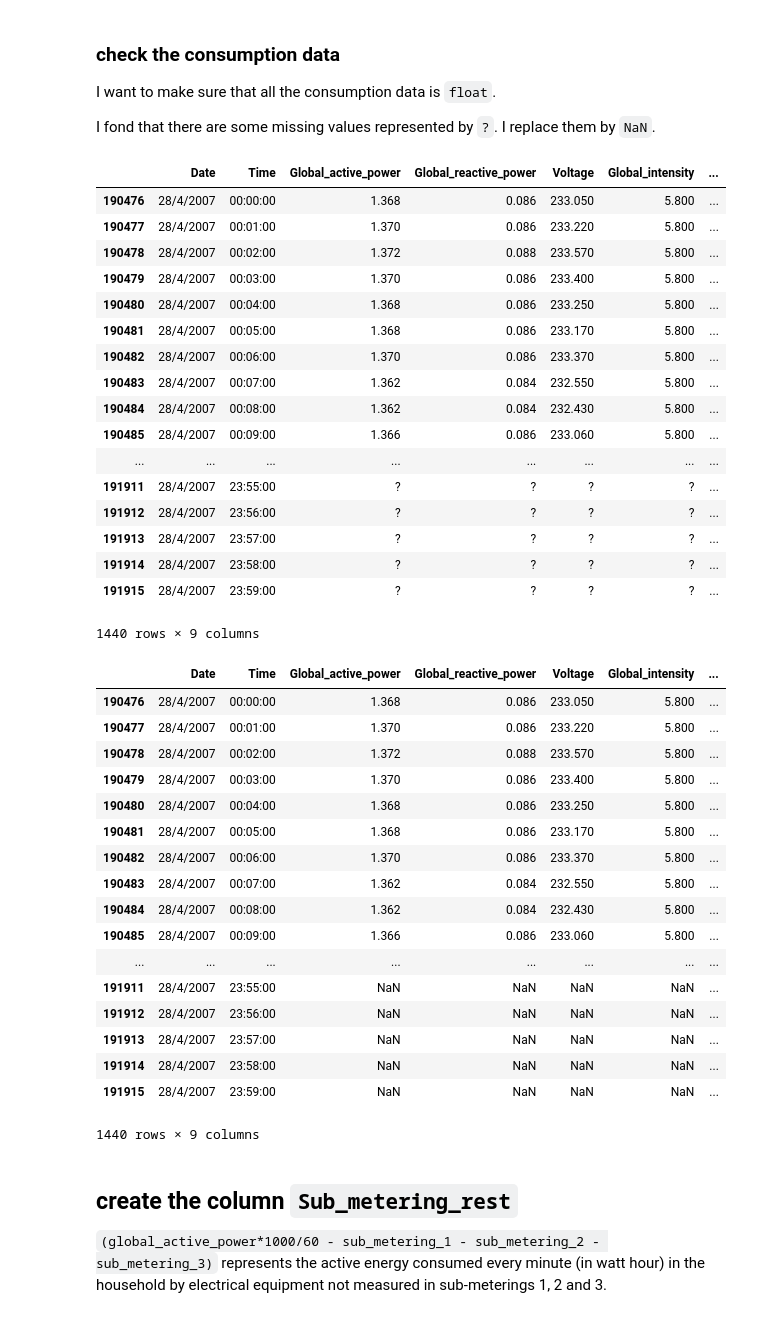
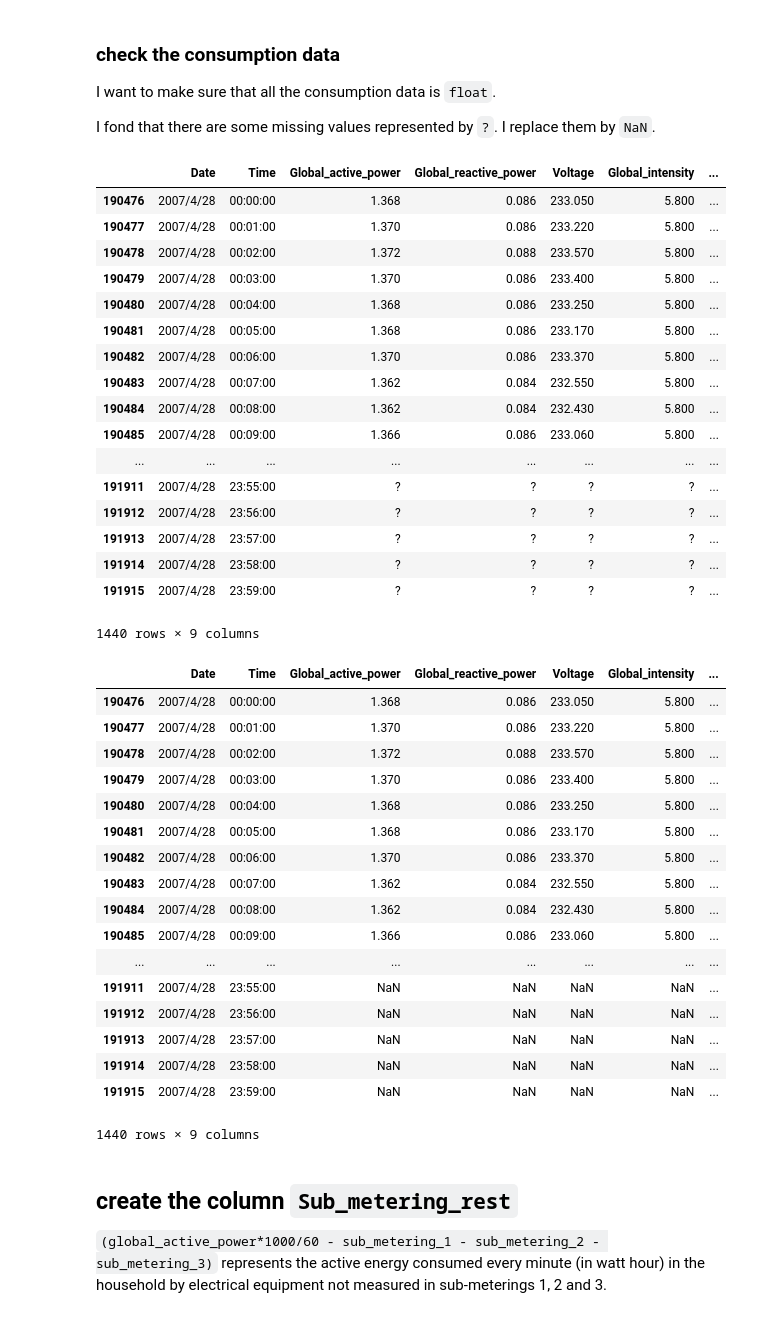
Before and after one commit to EnzoSeason/household_power_consumption, a Jupyter notebook: notebooks/Data_cleansing.ipynb, the cells around one changed output. Saved outputs shown, nothing was run; the diff lists cells and outputs as text; code cells hidden in the pictures.

```diff
--- a/notebooks/clean_data.ipynb
+++ b/notebooks/Data_cleansing.ipynb
@@ -60,0 +63,6 @@ _ = data.Time.apply(_check_datatime_form, form='\d{2}:\d{2}:\d{2}')
+# %%
+def _covert_date_format(x):
+    date_list = x.split('/')
+    return date_list[2] + '/' + date_list[1] + '/' + date_list[0]
+# %%
+data.Date = data.Date.apply(_covert_date_format)
@@ -65,48 +82,48 @@ I want to make sure that all the consumption data is `float`.
 
 I fond that there are some missing values represented by `?`. I replace them by `NaN`.
 # %%
-data.loc[data.Date == '28/4/2007']
+data.loc[data.Date == '2007/4/28']
 # %% [output]
 |  | Date | Time | Global_active_power | Global_reactive_power | Voltage | Global_intensity | ... |
-| 190476 | 28/4/2007 | 00:00:00 | 1.368 | 0.086 | 233.050 | 5.800 | ... |
-| 190477 | 28/4/2007 | 00:01:00 | 1.370 | 0.086 | 233.220 | 5.800 | ... |
-| 190478 | 28/4/2007 | 00:02:00 | 1.372 | 0.088 | 233.570 | 5.800 | ... |
-| 190479 | 28/4/2007 | 00:03:00 | 1.370 | 0.086 | 233.400 | 5.800 | ... |
-| 190480 | 28/4/2007 | 00:04:00 | 1.368 | 0.086 | 233.250 | 5.800 | ... |
-| 190481 | 28/4/2007 | 00:05:00 | 1.368 | 0.086 | 233.170 | 5.800 | ... |
-| 190482 | 28/4/2007 | 00:06:00 | 1.370 | 0.086 | 233.370 | 5.800 | ... |
-| 190483 | 28/4/2007 | 00:07:00 | 1.362 | 0.084 | 232.550 | 5.800 | ... |
-| 190484 | 28/4/2007 | 00:08:00 | 1.362 | 0.084 | 232.430 | 5.800 | ... |
-| 190485 | 28/4/2007 | 00:09:00 | 1.366 | 0.086 | 233.060 | 5.800 | ... |
+| 190476 | 2007/4/28 | 00:00:00 | 1.368 | 0.086 | 233.050 | 5.800 | ... |
+| 190477 | 2007/4/28 | 00:01:00 | 1.370 | 0.086 | 233.220 | 5.800 | ... |
+| 190478 | 2007/4/28 | 00:02:00 | 1.372 | 0.088 | 233.570 | 5.800 | ... |
+| 190479 | 2007/4/28 | 00:03:00 | 1.370 | 0.086 | 233.400 | 5.800 | ... |
+| 190480 | 2007/4/28 | 00:04:00 | 1.368 | 0.086 | 233.250 | 5.800 | ... |
+| 190481 | 2007/4/28 | 00:05:00 | 1.368 | 0.086 | 233.170 | 5.800 | ... |
+| 190482 | 2007/4/28 | 00:06:00 | 1.370 | 0.086 | 233.370 | 5.800 | ... |
+| 190483 | 2007/4/28 | 00:07:00 | 1.362 | 0.084 | 232.550 | 5.800 | ... |
+| 190484 | 2007/4/28 | 00:08:00 | 1.362 | 0.084 | 232.430 | 5.800 | ... |
+| 190485 | 2007/4/28 | 00:09:00 | 1.366 | 0.086 | 233.060 | 5.800 | ... |
 | ... | ... | ... | ... | ... | ... | ... | ... |
-| 191911 | 28/4/2007 | 23:55:00 | ? | ? | ? | ? | ... |
-| 191912 | 28/4/2007 | 23:56:00 | ? | ? | ? | ? | ... |
-| 191913 | 28/4/2007 | 23:57:00 | ? | ? | ? | ? | ... |
-| 191914 | 28/4/2007 | 23:58:00 | ? | ? | ? | ? | ... |
-| 191915 | 28/4/2007 | 23:59:00 | ? | ? | ? | ? | ... |
+| 191911 | 2007/4/28 | 23:55:00 | ? | ? | ? | ? | ... |
+| 191912 | 2007/4/28 | 23:56:00 | ? | ? | ? | ? | ... |
+| 191913 | 2007/4/28 | 23:57:00 | ? | ? | ? | ? | ... |
+| 191914 | 2007/4/28 | 23:58:00 | ? | ? | ? | ? | ... |
+| 191915 | 2007/4/28 | 23:59:00 | ? | ? | ? | ? | ... |
 1440 rows × 9 columns
 # %%
 data = data.replace('?', np.nan)
 # %%
-data.loc[data.Date == '28/4/2007']
+data.loc[data.Date == '2007/4/28']
 # %% [output]
 |  | Date | Time | Global_active_power | Global_reactive_power | Voltage | Global_intensity | ... |
-| 190476 | 28/4/2007 | 00:00:00 | 1.368 | 0.086 | 233.050 | 5.800 | ... |
-| 190477 | 28/4/2007 | 00:01:00 | 1.370 | 0.086 | 233.220 | 5.800 | ... |
-| 190478 | 28/4/2007 | 00:02:00 | 1.372 | 0.088 | 233.570 | 5.800 | ... |
-| 190479 | 28/4/2007 | 00:03:00 | 1.370 | 0.086 | 233.400 | 5.800 | ... |
-| 190480 | 28/4/2007 | 00:04:00 | 1.368 | 0.086 | 233.250 | 5.800 | ... |
-| 190481 | 28/4/2007 | 00:05:00 | 1.368 | 0.086 | 233.170 | 5.800 | ... |
-| 190482 | 28/4/2007 | 00:06:00 | 1.370 | 0.086 | 233.370 | 5.800 | ... |
-| 190483 | 28/4/2007 | 00:07:00 | 1.362 | 0.084 | 232.550 | 5.800 | ... |
-| 190484 | 28/4/2007 | 00:08:00 | 1.362 | 0.084 | 232.430 | 5.800 | ... |
-| 190485 | 28/4/2007 | 00:09:00 | 1.366 | 0.086 | 233.060 | 5.800 | ... |
+| 190476 | 2007/4/28 | 00:00:00 | 1.368 | 0.086 | 233.050 | 5.800 | ... |
+| 190477 | 2007/4/28 | 00:01:00 | 1.370 | 0.086 | 233.220 | 5.800 | ... |
+| 190478 | 2007/4/28 | 00:02:00 | 1.372 | 0.088 | 233.570 | 5.800 | ... |
+| 190479 | 2007/4/28 | 00:03:00 | 1.370 | 0.086 | 233.400 | 5.800 | ... |
+| 190480 | 2007/4/28 | 00:04:00 | 1.368 | 0.086 | 233.250 | 5.800 | ... |
+| 190481 | 2007/4/28 | 00:05:00 | 1.368 | 0.086 | 233.170 | 5.800 | ... |
+| 190482 | 2007/4/28 | 00:06:00 | 1.370 | 0.086 | 233.370 | 5.800 | ... |
+| 190483 | 2007/4/28 | 00:07:00 | 1.362 | 0.084 | 232.550 | 5.800 | ... |
+| 190484 | 2007/4/28 | 00:08:00 | 1.362 | 0.084 | 232.430 | 5.800 | ... |
+| 190485 | 2007/4/28 | 00:09:00 | 1.366 | 0.086 | 233.060 | 5.800 | ... |
 | ... | ... | ... | ... | ... | ... | ... | ... |
-| 191911 | 28/4/2007 | 23:55:00 | NaN | NaN | NaN | NaN | ... |
-| 191912 | 28/4/2007 | 23:56:00 | NaN | NaN | NaN | NaN | ... |
-| 191913 | 28/4/2007 | 23:57:00 | NaN | NaN | NaN | NaN | ... |
-| 191914 | 28/4/2007 | 23:58:00 | NaN | NaN | NaN | NaN | ... |
-| 191915 | 28/4/2007 | 23:59:00 | NaN | NaN | NaN | NaN | ... |
+| 191911 | 2007/4/28 | 23:55:00 | NaN | NaN | NaN | NaN | ... |
+| 191912 | 2007/4/28 | 23:56:00 | NaN | NaN | NaN | NaN | ... |
+| 191913 | 2007/4/28 | 23:57:00 | NaN | NaN | NaN | NaN | ... |
+| 191914 | 2007/4/28 | 23:58:00 | NaN | NaN | NaN | NaN | ... |
+| 191915 | 2007/4/28 | 23:59:00 | NaN | NaN | NaN | NaN | ... |
 1440 rows × 9 columns
 # %%
 cols = ['Global_active_power', 'Global_reactive_power','Voltage',
```
Also changed, not shown: parts of 5 cells of this notebook, 1 other file.
